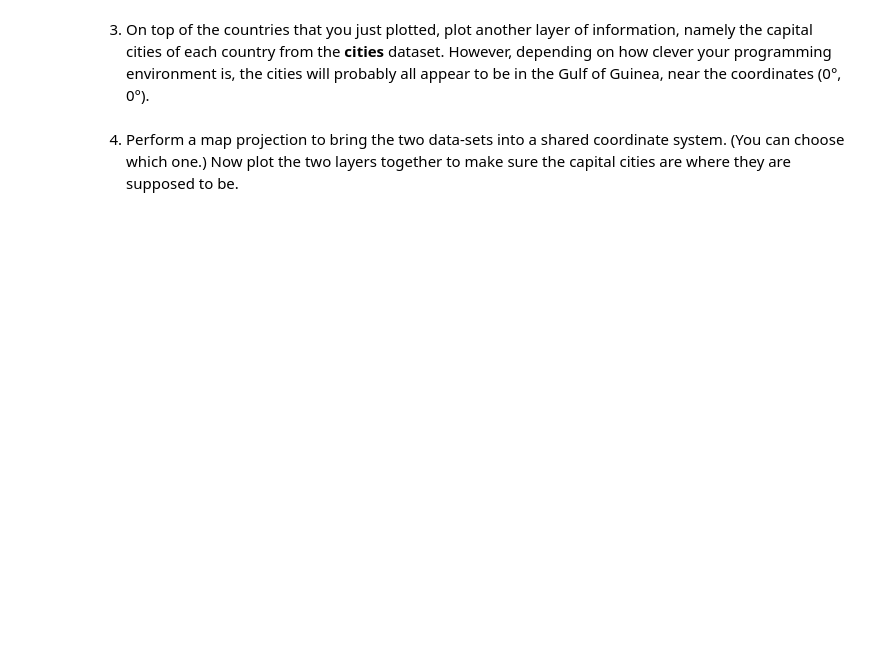
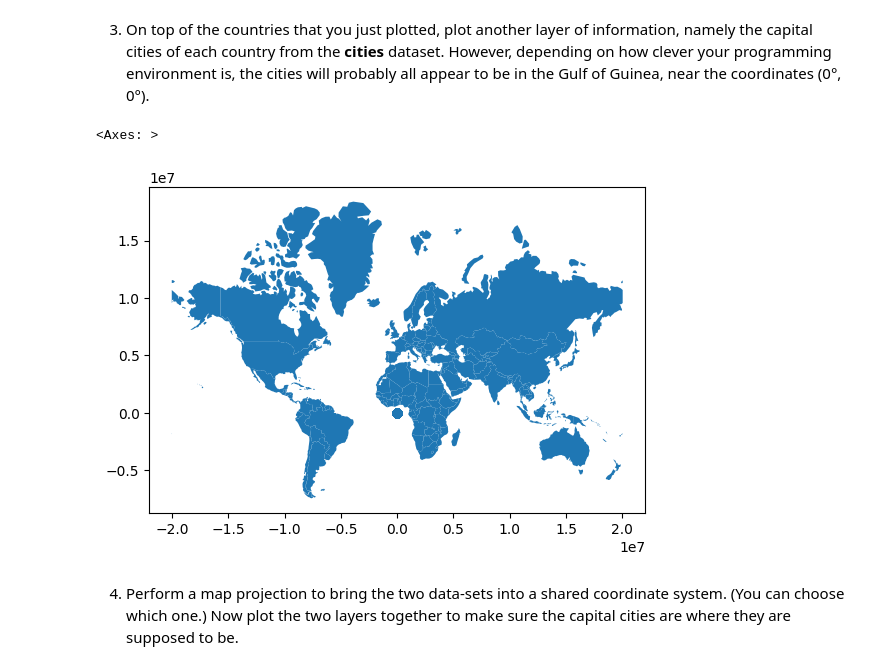
Before and after one commit to akirataguchi115/ids, a Jupyter notebook: week3.ipynb, the cells around one changed output. Saved outputs shown, nothing was run; the diff lists cells and outputs as text; code cells hidden in the pictures; blank space fills up the shorter version.

```diff
--- a/week3.ipynb
+++ b/week3.ipynb
@@ -42,2 +29,8 @@ gdf
+# %%
+ax = gdf1.plot()
+gdf2.plot(ax=ax)
+# %% [output]
+<Axes: >
+[figure, added]
 # %% [markdown]
 4. Perform a map projection to bring the two data-sets into a shared coordinate system. (You can choose which one.) Now plot the two layers together to make sure the capital cities are where they are supposed to be.
```
Also changed, not shown: parts of 7 cells of this notebook, 1 other file.
